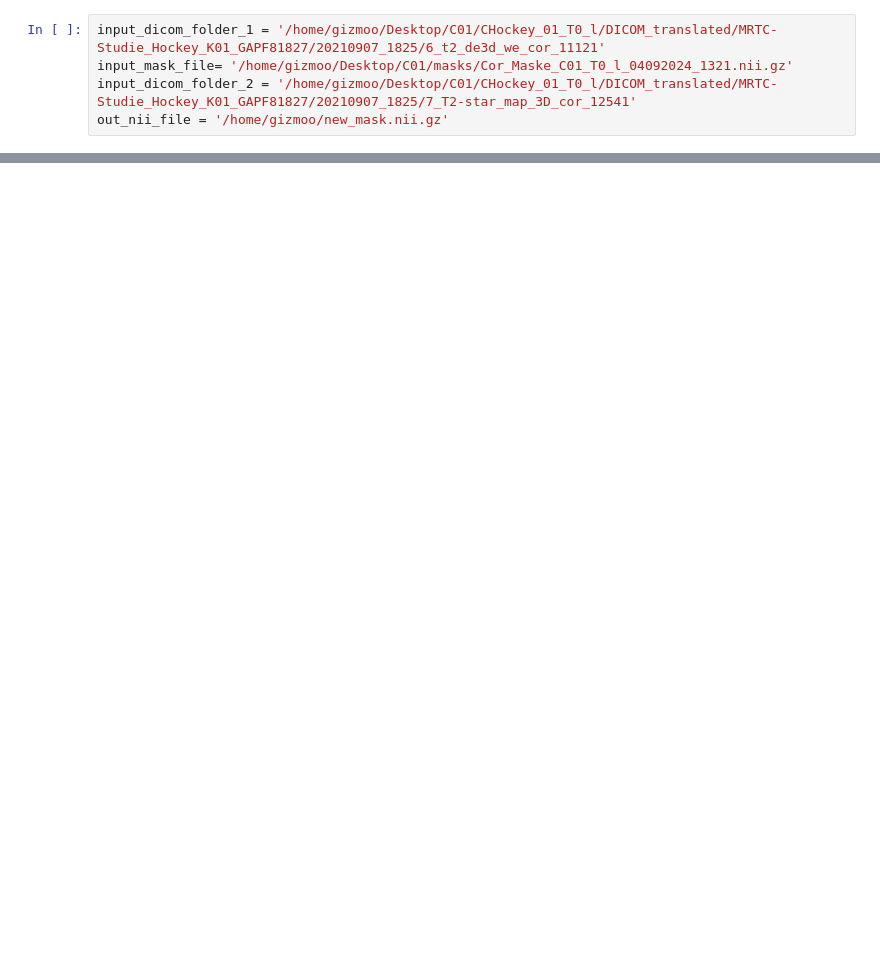
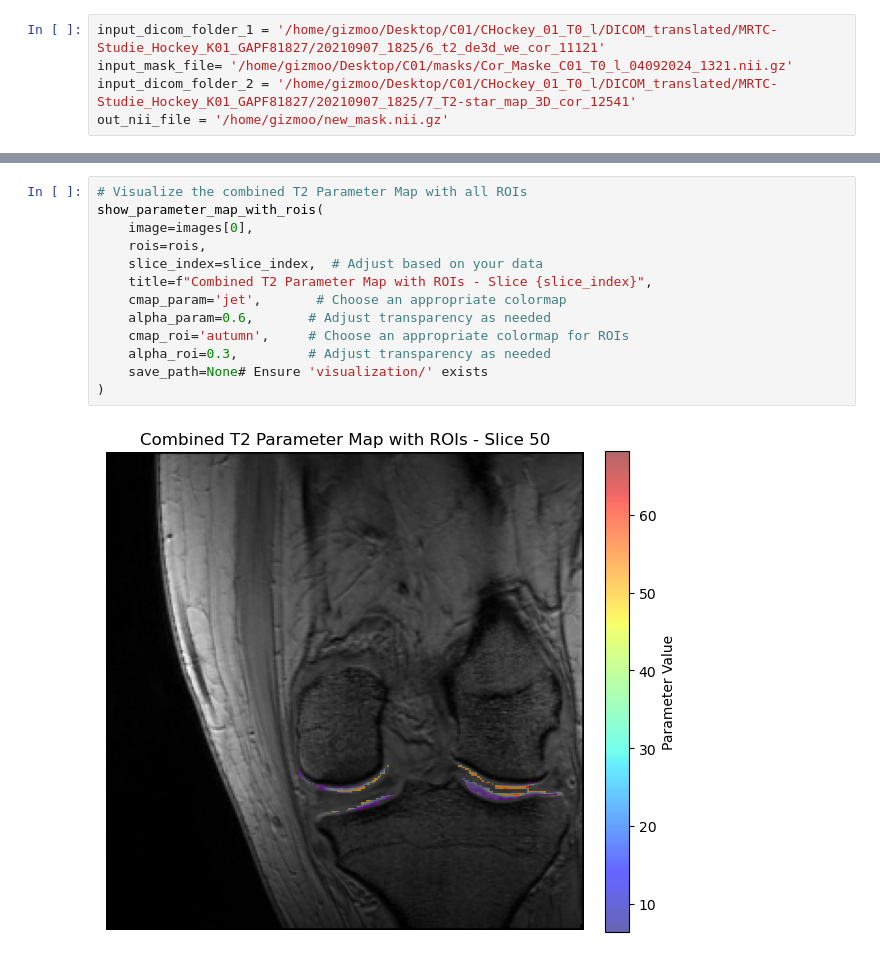
Before and after one commit to Mesonn/MRI_bib, a Jupyter notebook: Trans_Test.ipynb, the cells around one changed output, grey strips where cells are left out. Drawn from its saved outputs; the diff is of its cells as text; blank space fills up the shorter version.

```diff
--- a/Trans_Test.ipynb
+++ b/Trans_Test.ipynb
@@ -30,0 +81,15 @@ transform(
+# %%
+# Visualize the combined T2 Parameter Map with all ROIs
+show_parameter_map_with_rois(
+    image=images[0],
+    rois=rois,
+    slice_index=slice_index,  # Adjust based on your data
+    title=f"Combined T2 Parameter Map with ROIs - Slice {slice_index}",
+    cmap_param='jet',       # Choose an appropriate colormap
+    alpha_param=0.6,       # Adjust transparency as needed
+    cmap_roi='autumn',     # Choose an appropriate colormap for ROIs
+    alpha_roi=0.3,         # Adjust transparency as needed
+    save_path=None# Ensure 'visualization/' exists
+)
+# %% [output]
+[figure, added]
```
Also changed, not shown: parts of 8 cells of this notebook, 1 other file.
